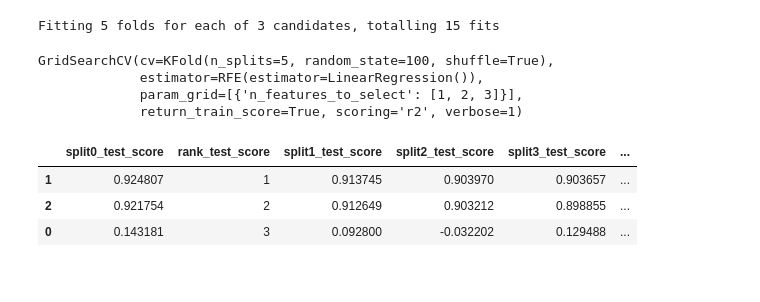
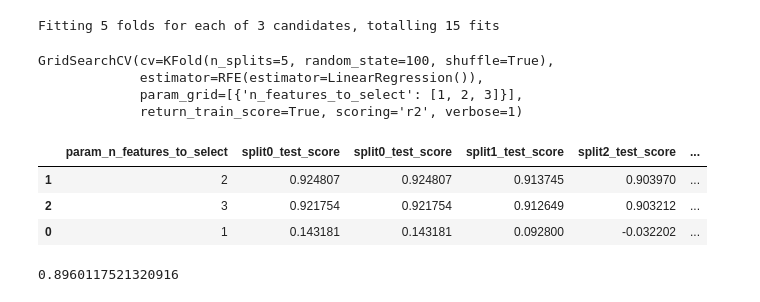
Before and after one commit to centralpenguin/DataScience, a Jupyter notebook: Advertising/Untitled.ipynb, the cells around one changed output. Saved outputs shown, nothing was run; the diff lists cells and outputs as text; code cells hidden in the pictures.

```diff
--- a/Advertising/Untitled.ipynb
+++ b/Advertising/Untitled.ipynb
@@ -131,14 +131,9 @@ cols = ["param_n_features_to_select", "split0_test_score",'split0_test_score',
        'split2_train_score', 'split3_train_score', 'split4_train_score',
        'mean_train_score', 'std_train_score']
 # %%
-cv_results[['split0_test_score', 'rank_test_score',
-       'split1_test_score', 'split2_test_score', 'split3_test_score',
-       'split4_test_score', 'mean_test_score', 'std_test_score',
-       'split0_train_score', 'split1_train_score',
-       'split2_train_score', 'split3_train_score', 'split4_train_score',
-       'mean_train_score', 'std_train_score']].sort_values(by = 'rank_test_score')
+cv_results[cols].sort_values(by = 'rank_test_score')
 # %% [output]
-|  | split0_test_score | rank_test_score | split1_test_score | split2_test_score | split3_test_score | ... |
-| 1 | 0.924807 | 1 | 0.913745 | 0.903970 | 0.903657 | ... |
-| 2 | 0.921754 | 2 | 0.912649 | 0.903212 | 0.898855 | ... |
-| 0 | 0.143181 | 3 | 0.092800 | -0.032202 | 0.129488 | ... |
+|  | param_n_features_to_select | split0_test_score | split0_test_score | split1_test_score | split2_test_score | ... |
+| 1 | 2 | 0.924807 | 0.924807 | 0.913745 | 0.903970 | ... |
+| 2 | 3 | 0.921754 | 0.921754 | 0.912649 | 0.903212 | ... |
+| 0 | 1 | 0.143181 | 0.143181 | 0.092800 | -0.032202 | ... |
@@ -144,0 +145,4 @@ cv_results[['split0_test_score', 'rank_test_score',
+# %%
+r2
+# %% [output]
+0.8960117521320916
```
Also changed, not shown: parts of 2 cells of this notebook.
